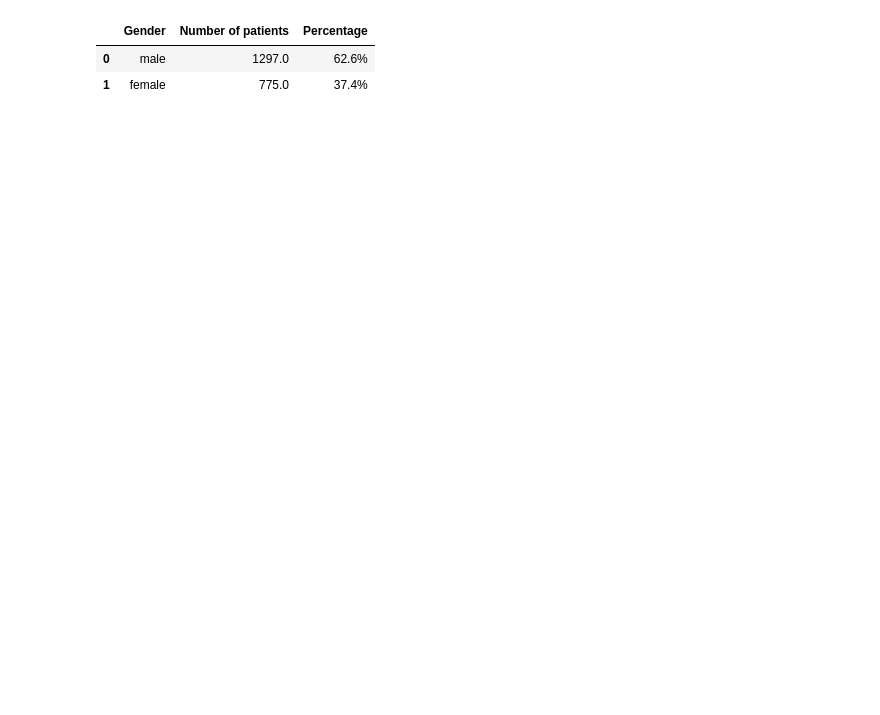
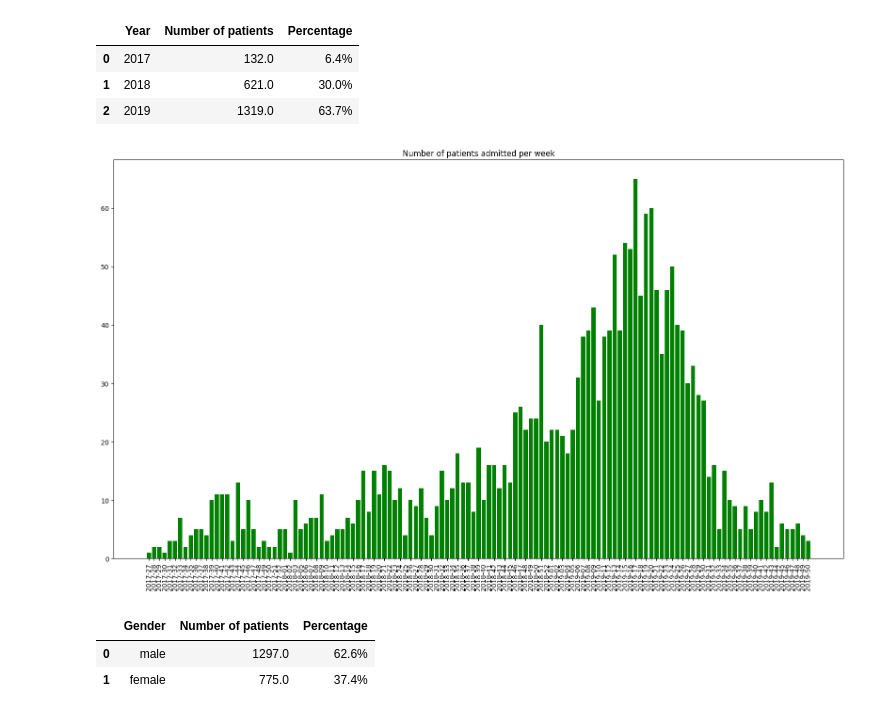
Before and after one commit to hung3a8/nhp-measles-analyse, a Jupyter notebook: Notebooks/Analyze/table1.ipynb, the cells around one changed output. Saved outputs shown, nothing was run; the diff lists cells and outputs as text; code cells hidden in the pictures; blank space fills up the shorter version.

```diff
--- a/Notebooks/Analyze/table1.ipynb
+++ b/Notebooks/Analyze/table1.ipynb
@@ -15,2 +15,47 @@ dataset = pd.read_csv(DATA, keep_default_na=False)
+# %%
+table = np.zeros((3))
+year = [2017, 2018, 2019]
+
+for i in range(len(year)):
+    table[i] = len(dataset[ (dataset['admission_years'] == year[i]) ])
+
+percent = np.round(100 * table/N, 1)
+
+df = pd.DataFrame([year,table,[str(i)+'%' for i in percent]],
+                        index = ['Year','Number of patients','Percentage']).T
+display(df)
+# %% [output]
+|  | Year | Number of patients | Percentage |
+| 0 | 2017 | 132.0 | 6.4% |
+| 1 | 2018 | 621.0 | 30.0% |
+| 2 | 2019 | 1319.0 | 63.7% |
+# %%
+admission = [datetime.datetime.strptime(_, '%Y-%m-%d') for _ in dataset['admission_date'].to_numpy(dtype='str').tolist()]
+
+week_occurance = {}
+for i in admission:
+    current_week = i.strftime("%V")
+    current_year = i.year
+    current_time = str(current_year) + '-' + current_week
+    if current_time not in week_occurance:
+        week_occurance[current_time] = 1
+    else:
+        week_occurance[current_time] += 1
+
+dict_list = [(k, v) for k, v in week_occurance.items()]
+dict_list.sort()
+year_week = [current_week[0] for current_week in dict_list]
+week_occurance = [current_week[1] for current_week in dict_list]
+
+plt.subplots(figsize=(20,11))
+plt.title('Number of patients admitted per week')
+plt.bar(year_week, week_occurance, color='g')
+plt.xticks(rotation=90)
+
+# comment this line to see the bar chart
+# plt.close()
+plt.show()
+# %% [output]
+[figure, added]
 # %%
 gender = ['male','female']
```
Also changed, not shown: parts of 7 cells of this notebook, 2 other files.
